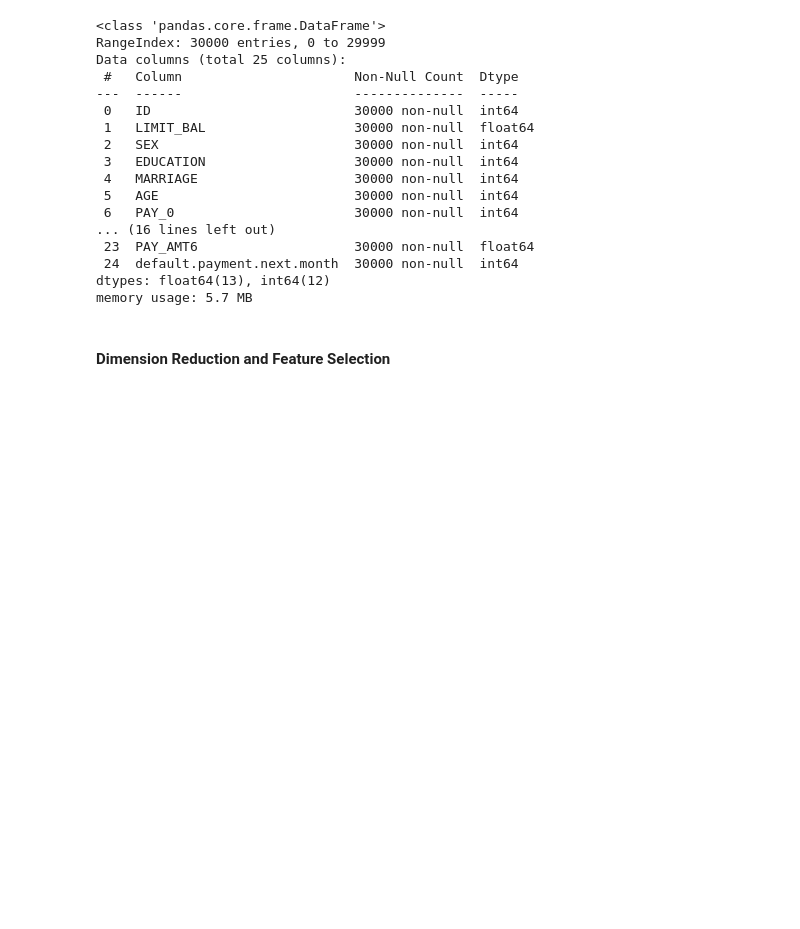
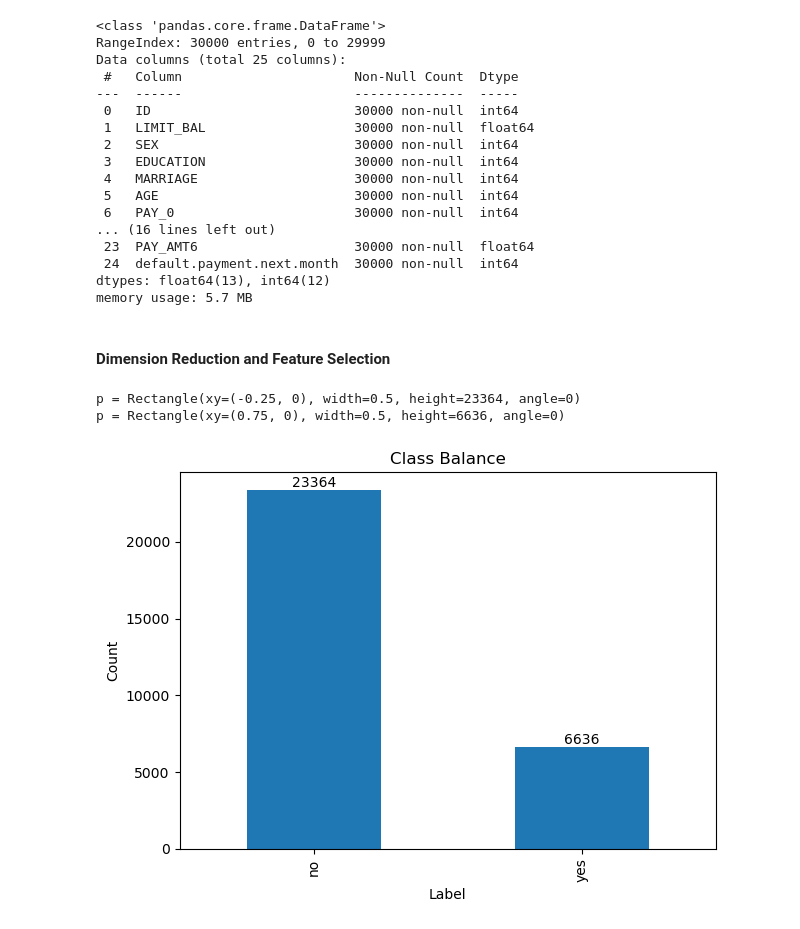
Before and after one commit to Aousaf90/Credit-Card-Default-Analysis, a Jupyter notebook: main.ipynb, the cells around one changed output. Saved outputs shown, nothing was run; the diff lists cells and outputs as text; code cells hidden in the pictures; blank space fills up the shorter version.

```diff
--- a/main.ipynb
+++ b/main.ipynb
@@ -62,3 +65,19 @@ for col in ['BILL_AMT3', 'BILL_AMT4', 'BILL_AMT5', 'BILL_AMT6']:
     df1 = df1.drop(columns=col)
 for col in ['PAY_AMT3', 'PAY_AMT4', 'PAY_AMT5', 'PAY_AMT6']:
     df1 = df1.drop(columns=col)
+# %%
+Y_Predict = "default.payment.next.month"
+ax = df1[Y_Predict].map({0: "no", 1: "yes"}).value_counts().sort_index().plot(kind="bar")
+ax.set_title("Class Balance")
+ax.set_xlabel("Label")
+ax.set_ylabel("Count")
+for p in ax.patches:
+    print(f"p = {p}")
+    ax.annotate(text= int(p.get_height()), xy=(p.get_x()+p.get_width()/2, p.get_height()), ha="center", va="bottom")
+
+plt.tight_layout()
+plt.show()
+# %% [output]
+p = Rectangle(xy=(-0.25, 0), width=0.5, height=23364, angle=0)
+p = Rectangle(xy=(0.75, 0), width=0.5, height=6636, angle=0)
+[figure, added]
```
Also changed, not shown: parts of 6 cells of this notebook.
